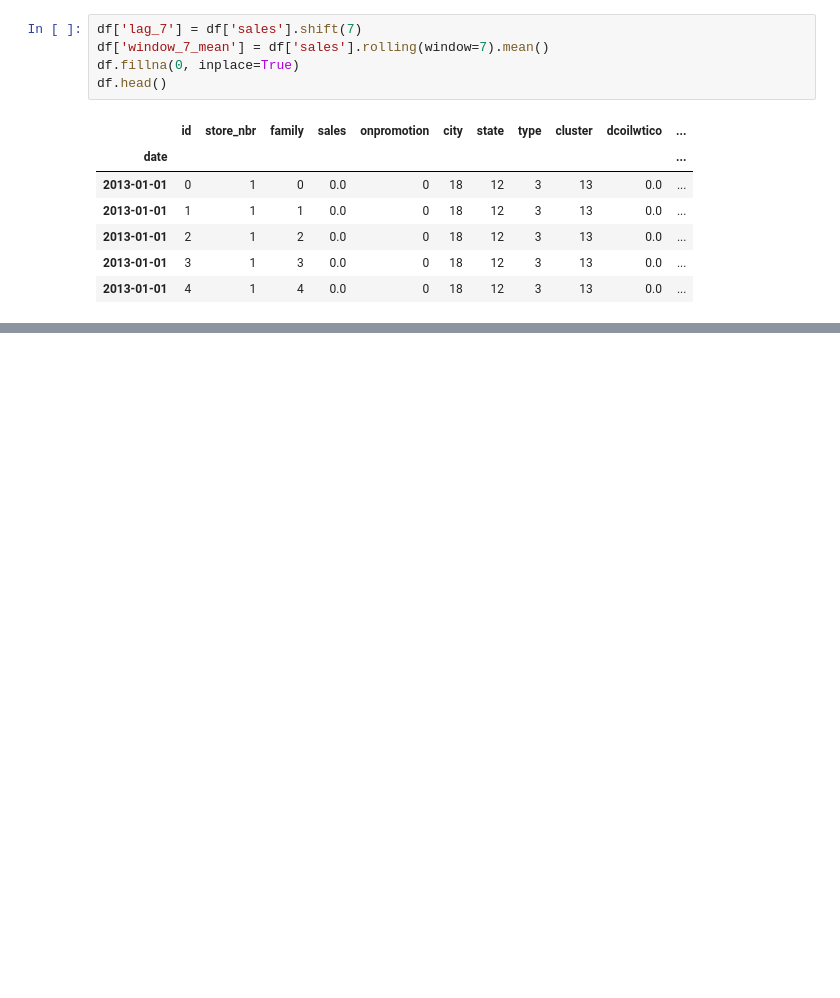
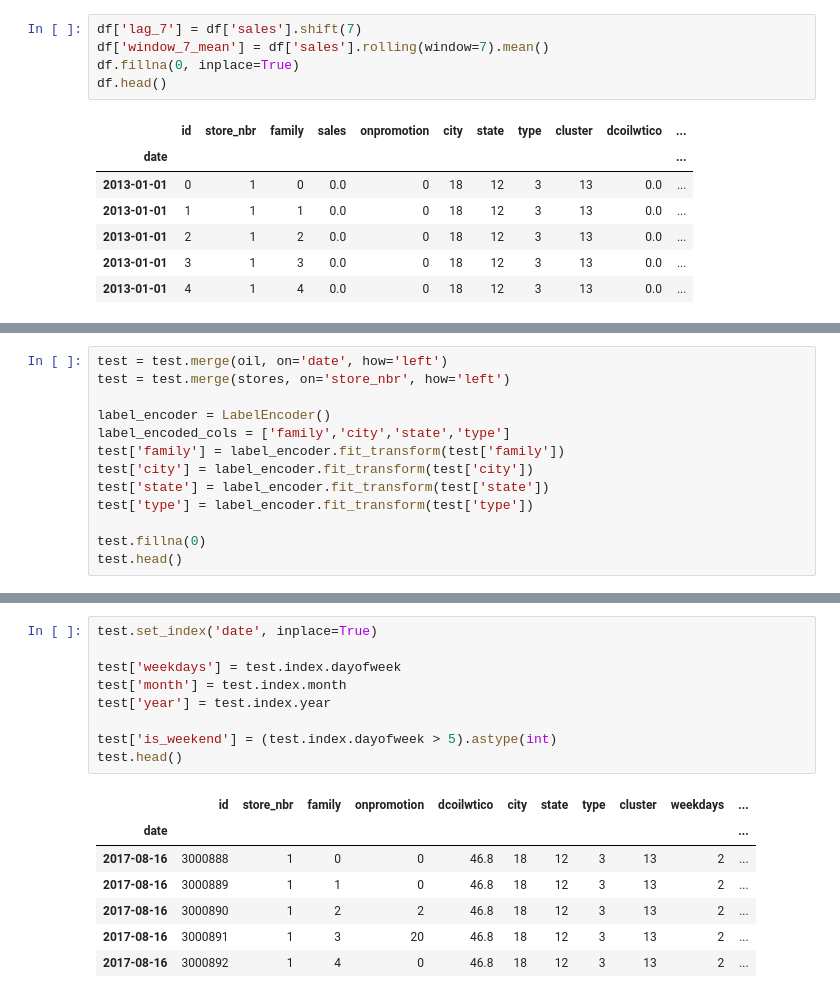
Before and after one commit to Yussufkadir/Store-Sales-Prediction, a Jupyter notebook: sales-forecast.ipynb, the cells around one changed output, grey strips where cells are left out. Saved outputs shown, nothing was run; the diff lists cells and outputs as text; blank space fills up the shorter version.

```diff
--- a/sales-forecast.ipynb
+++ b/sales-forecast.ipynb
@@ -195,0 +134,13 @@ test.head()
+# %%
+test = test.merge(oil, on='date', how='left')
+test = test.merge(stores, on='store_nbr', how='left')
+
+label_encoder = LabelEncoder()
+label_encoded_cols = ['family','city','state','type']
+test['family'] = label_encoder.fit_transform(test['family'])
+test['city'] = label_encoder.fit_transform(test['city'])
+test['state'] = label_encoder.fit_transform(test['state'])
+test['type'] = label_encoder.fit_transform(test['type'])
+
+test.fillna(0)
+test.head()
@@ -195,0 +154,17 @@ test.head()
+# %%
+test.set_index('date', inplace=True)
+
+test['weekdays'] = test.index.dayofweek
+test['month'] = test.index.month
+test['year'] = test.index.year
+
+test['is_weekend'] = (test.index.dayofweek > 5).astype(int)
+test.head()
+# %% [output]
+|  | id | store_nbr | family | onpromotion | dcoilwtico | city | state | type | cluster | weekdays | ... |
+| date |  |  |  |  |  |  |  |  |  |  | ... |
+| 2017-08-16 | 3000888 | 1 | 0 | 0 | 46.8 | 18 | 12 | 3 | 13 | 2 | ... |
+| 2017-08-16 | 3000889 | 1 | 1 | 0 | 46.8 | 18 | 12 | 3 | 13 | 2 | ... |
+| 2017-08-16 | 3000890 | 1 | 2 | 2 | 46.8 | 18 | 12 | 3 | 13 | 2 | ... |
+| 2017-08-16 | 3000891 | 1 | 3 | 20 | 46.8 | 18 | 12 | 3 | 13 | 2 | ... |
+| 2017-08-16 | 3000892 | 1 | 4 | 0 | 46.8 | 18 | 12 | 3 | 13 | 2 | ... |
```
Also changed, not shown: parts of 18 cells of this notebook.
